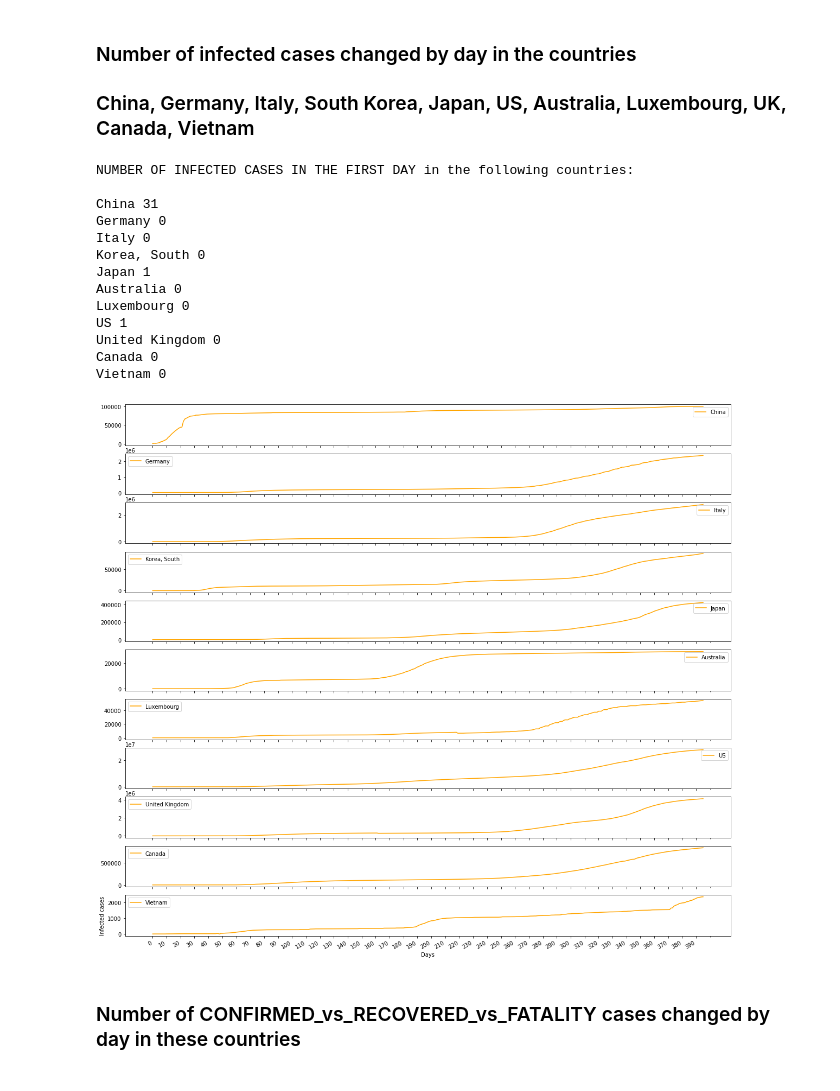
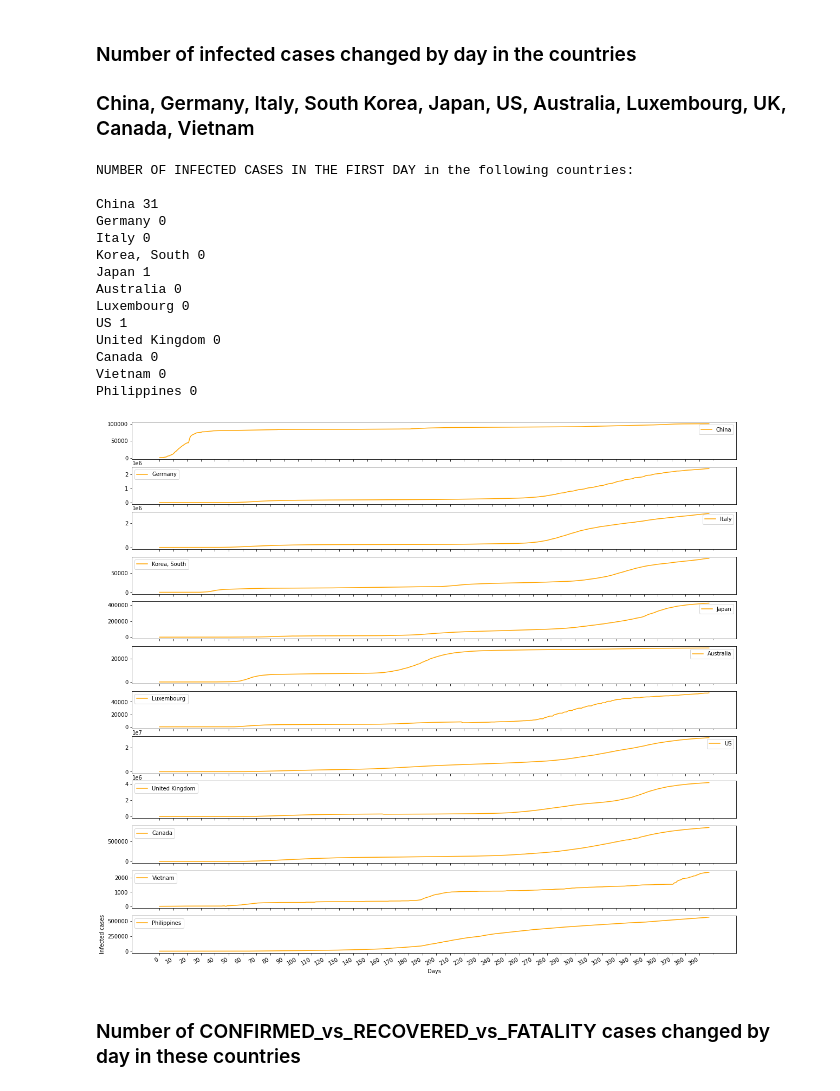
Before and after one commit to lphan/ML-Practices, a Jupyter notebook: 18_Covid-19/18_Covid-19.ipynb, the cells around one changed output. Cells and saved outputs as stored; diff of their text form; code cells hidden in the pictures.

```diff
--- a/18_Covid-19/18_Covid-19.ipynb
+++ b/18_Covid-19/18_Covid-19.ipynb
@@ -131,34 +131,35 @@ plt.legend()
 ### Number of infected cases changed by day in the countries
 ### China, Germany, Italy, South Korea, Japan, US, Australia, Luxembourg, UK, Canada, Vietnam
 # %%
-countries = ['China', 'Germany', 'Italy', 'Korea, South', 'Japan', 'Australia', 'Luxembourg', 'US', 'United Kingdom', 'Canada', 'Vietnam']
+countries = ['China', 'Germany', 'Italy', 'Korea, South', 'Japan', 'Australia', 'Luxembourg', 'US', 'United Kingdom', 'Canada', 'Vietnam', 'Philippines']
 
 rcParams['figure.figsize'] = 20, 20
 countries_confirmed[countries].plot(subplots=True, legend=True, color='orange')
 
 plt.xticks(np.arange(0, max(x_dat)+1, 10))
 plt.xlabel('Days')
 plt.ylabel('Infected cases')
 plt.legend()
 
 print("NUMBER OF INFECTED CASES IN THE FIRST DAY in the following countries: \n")
 for country in countries:
     print(country, StartML.searchByValue(data[0], try_keys=['Country/Region'], value=country).shape[0])
 # %% [output]
 NUMBER OF INFECTED CASES IN THE FIRST DAY in the following countries:
 
 China 31
 Germany 0
 Italy 0
 Korea, South 0
 Japan 1
 Australia 0
 Luxembourg 0
 US 1
 United Kingdom 0
 Canada 0
 Vietnam 0
+Philippines 0
-[figure, old version]
+[figure, new version]
 # %% [markdown]
 ### Number of CONFIRMED_vs_RECOVERED_vs_FATALITY cases changed by day in these countries
 # %%
```
Also changed, not shown: parts of 7 cells of this notebook, 21 other files.
